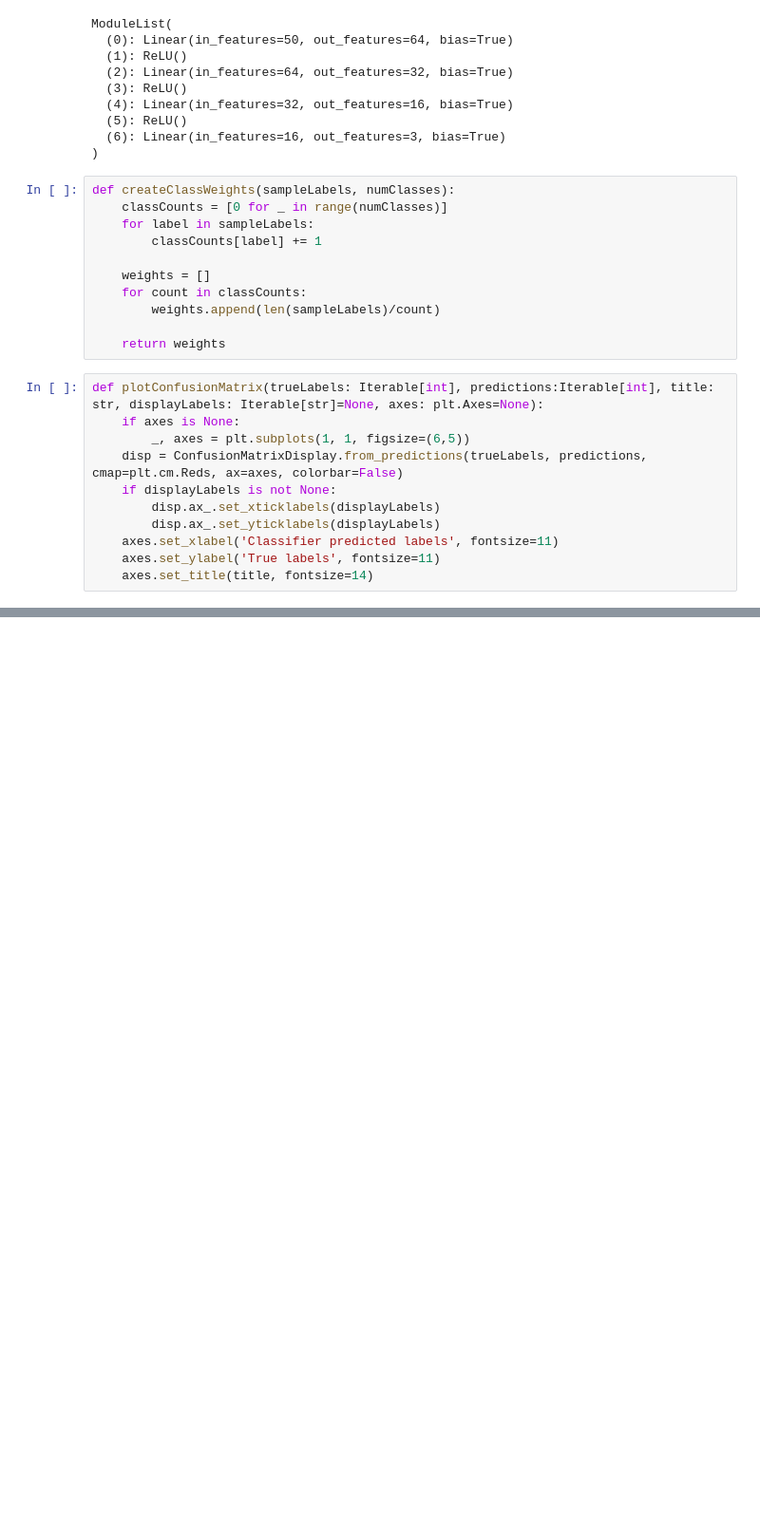
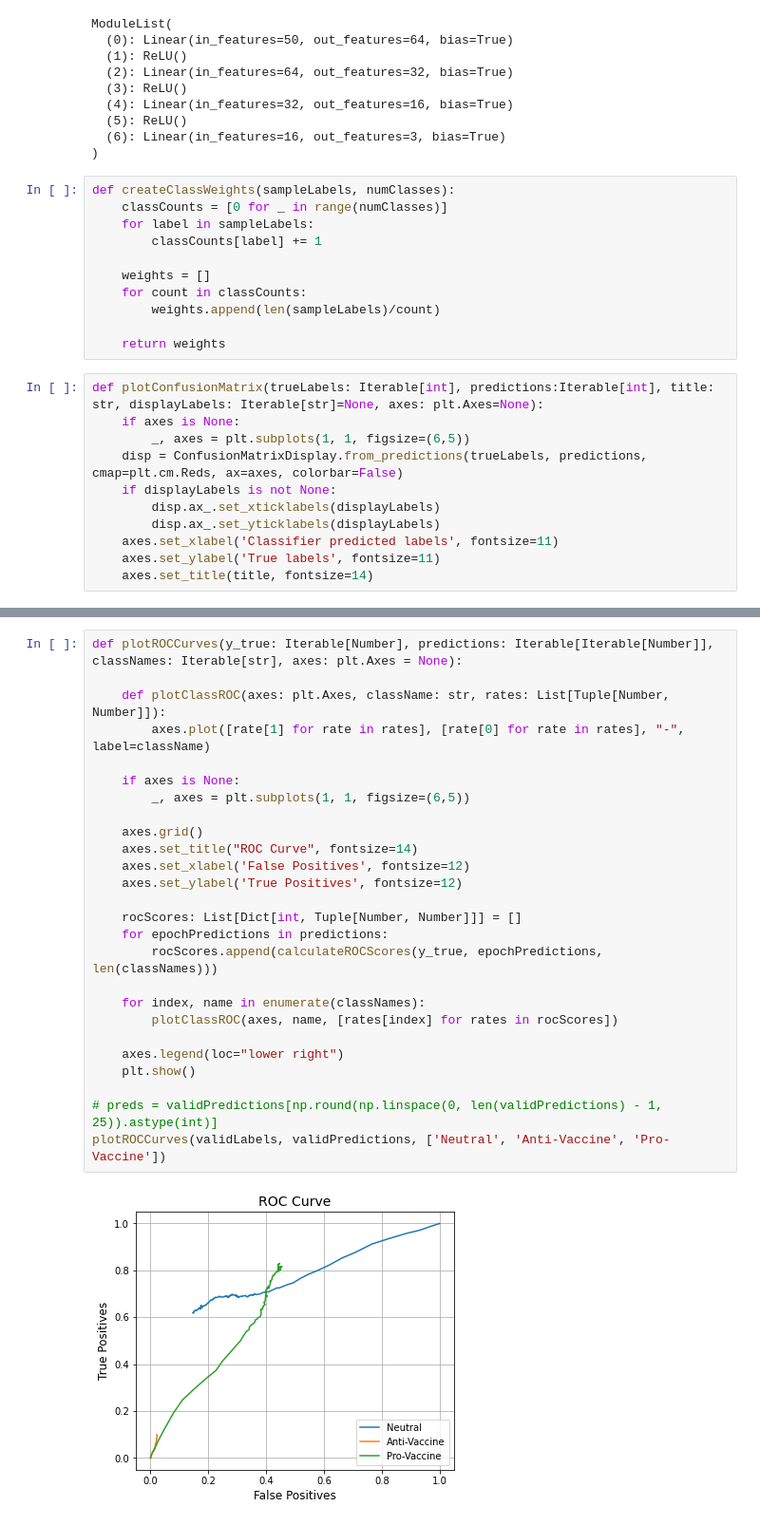
Before and after one commit to pspanoudakis/Machine-Learning-NLP, a Jupyter notebook: project2/TestNN.ipynb, the cells around one changed output, grey strips where cells are left out. Shown at 95% size. Drawn from its saved outputs; the diff is of its cells as text; blank space fills up the shorter version.

```diff
--- a/project2/TestNN.ipynb
+++ b/project2/TestNN.ipynb
@@ -228,0 +263,28 @@ plotConfusionMatrix(trainLabels, getPredictedLabels(pred), 'Train Set', labels,
+# %%
+def plotROCCurves(y_true: Iterable[Number], predictions: Iterable[Iterable[Number]], classNames: Iterable[str], axes: plt.Axes = None):
+
+    def plotClassROC(axes: plt.Axes, className: str, rates: List[Tuple[Number, Number]]):
+        axes.plot([rate[1] for rate in rates], [rate[0] for rate in rates], "-", label=className)
+
+    if axes is None:
+        _, axes = plt.subplots(1, 1, figsize=(6,5))
+
+    axes.grid()
+    axes.set_title("ROC Curve", fontsize=14)
+    axes.set_xlabel('False Positives', fontsize=12)
+    axes.set_ylabel('True Positives', fontsize=12)
+
+    rocScores: List[Dict[int, Tuple[Number, Number]]] = []
+    for epochPredictions in predictions:
+        rocScores.append(calculateROCScores(y_true, epochPredictions, len(classNames)))
+
+    for index, name in enumerate(classNames):
+        plotClassROC(axes, name, [rates[index] for rates in rocScores])
+
+    axes.legend(loc="lower right")
+    plt.show()
+
+# preds = validPredictions[np.round(np.linspace(0, len(validPredictions) - 1, 25)).astype(int)]
+plotROCCurves(validLabels, validPredictions, ['Neutral', 'Anti-Vaccine', 'Pro-Vaccine'])
+# %% [output]
+[figure, added]
```
Also changed, not shown: parts of 11 cells of this notebook.
